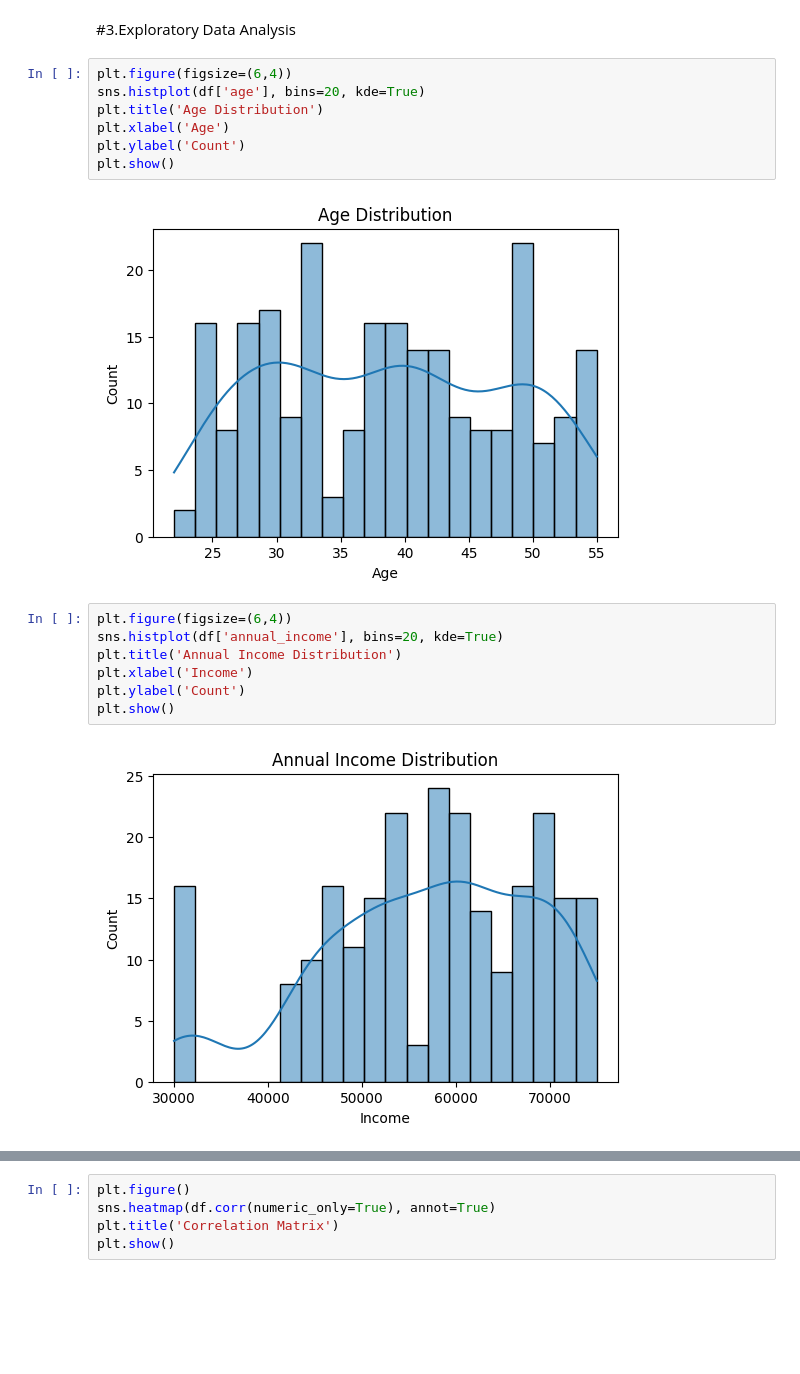
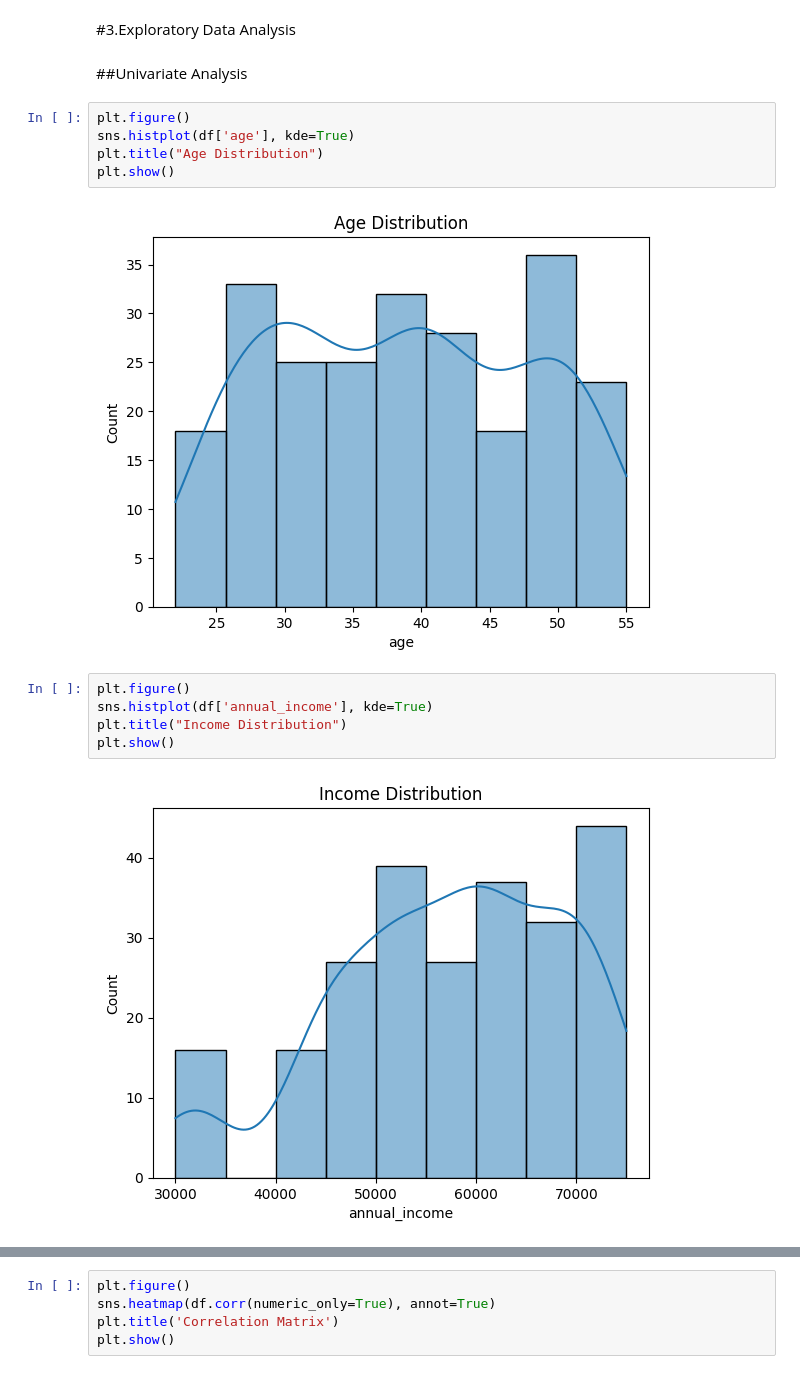
Before and after one commit to cvinushareddy/Data-science-projects, a Jupyter notebook: Task5_K_Means.ipynb, the cells around one changed output, grey strips where cells are left out. Drawn from its saved outputs; the diff is of its cells as text; blank space fills up the shorter version.

```diff
--- a/Task5_K_Means.ipynb
+++ b/Task5_K_Means.ipynb
@@ -198,22 +199,20 @@ df.describe()
 | max | 238.000000 | 55.000000 | 75000.000000 | 640.000000 | 9.500000 | 28.000000 |
 # %% [markdown]
 #3.Exploratory Data Analysis
+# %% [markdown]
+##Univariate Analysis
 # %%
-plt.figure(figsize=(6,4))
-sns.histplot(df['age'], bins=20, kde=True)
-plt.title('Age Distribution')
-plt.xlabel('Age')
-plt.ylabel('Count')
+plt.figure()
+sns.histplot(df['age'], kde=True)
+plt.title("Age Distribution")
 plt.show()
 # %% [output]
-[figure, old version]
+[figure, new version]
 # %%
-plt.figure(figsize=(6,4))
-sns.histplot(df['annual_income'], bins=20, kde=True)
-plt.title('Annual Income Distribution')
-plt.xlabel('Income')
-plt.ylabel('Count')
+plt.figure()
+sns.histplot(df['annual_income'], kde=True)
+plt.title("Income Distribution")
 plt.show()
 # %% [output]
-[figure, old version]
+[figure, new version]
 # %%
```
Also changed, not shown: parts of 7 cells of this notebook.
